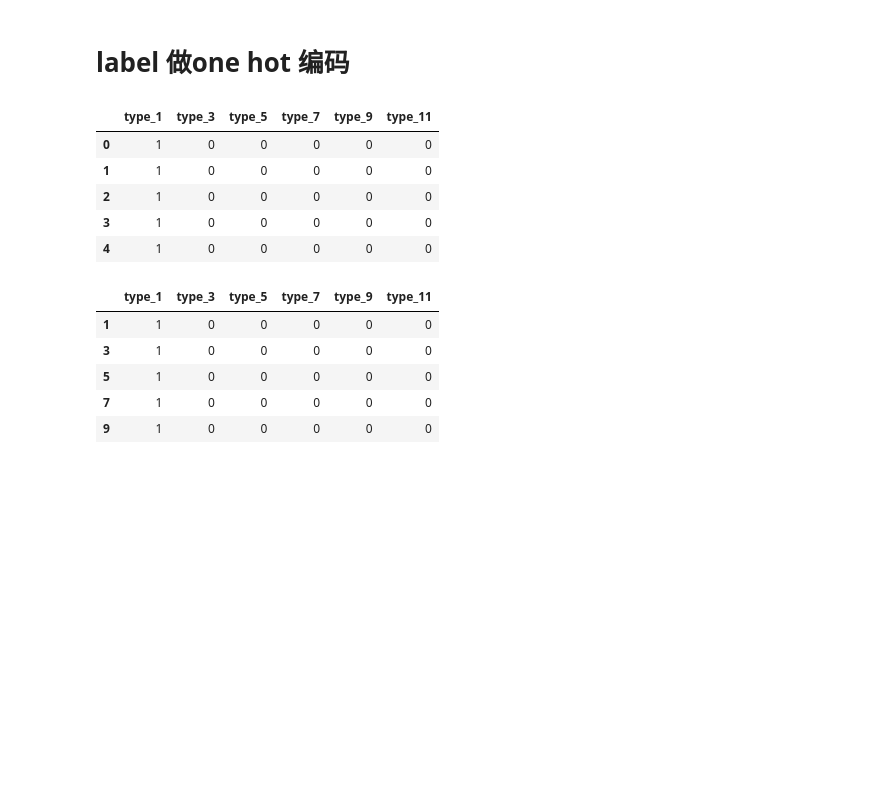
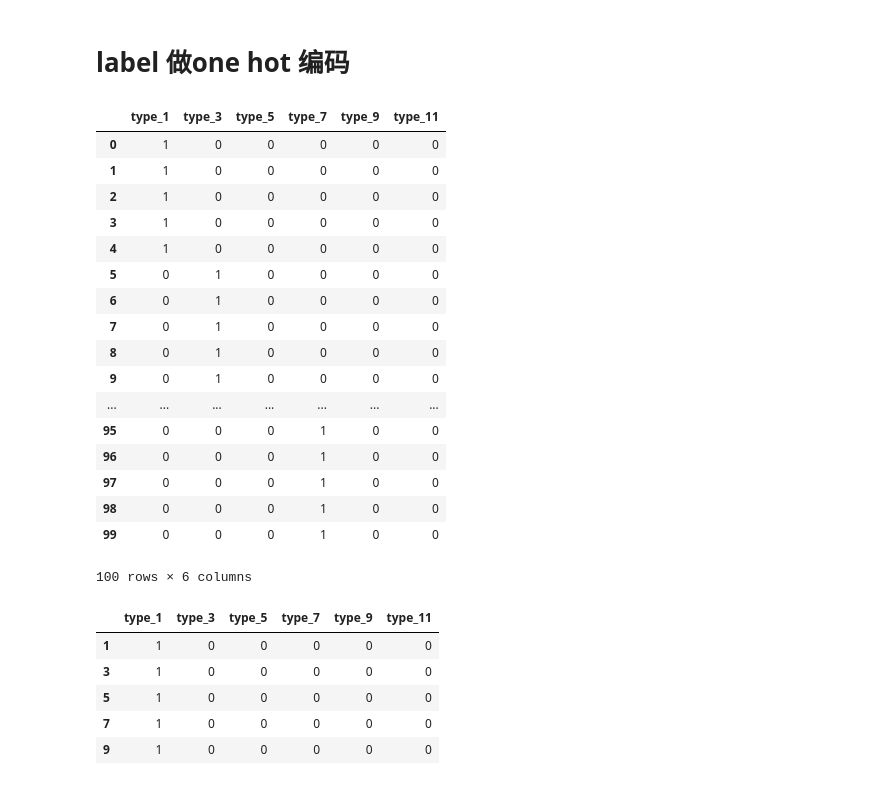
Before and after one commit to ITU-AI-ML-in-5G-Challenge/ITU-ML5G-PS-032-KDDI-UT-NakaoLab-AI, a Jupyter notebook: diff_analysis.ipynb, the cells around one changed output. Drawn from its saved outputs; the diff is of its cells as text; code cells hidden in the pictures; blank space fills up the shorter version.

```diff
--- a/diff_analysis.ipynb
+++ b/diff_analysis.ipynb
@@ -86,15 +100,27 @@ std_X_test = ss.fit_transform(X_test)
 # label 做one hot 编码
 # %%
 Y_1 = pd.get_dummies(Y, prefix='type')
-Y_1.head()
+Y_1[:100]
 #Y_1=Y_1.values
 # %% [output]
 |  | type_1 | type_3 | type_5 | type_7 | type_9 | type_11 |
 | 0 | 1 | 0 | 0 | 0 | 0 | 0 |
 | 1 | 1 | 0 | 0 | 0 | 0 | 0 |
 | 2 | 1 | 0 | 0 | 0 | 0 | 0 |
 | 3 | 1 | 0 | 0 | 0 | 0 | 0 |
 | 4 | 1 | 0 | 0 | 0 | 0 | 0 |
+| 5 | 0 | 1 | 0 | 0 | 0 | 0 |
+| 6 | 0 | 1 | 0 | 0 | 0 | 0 |
+| 7 | 0 | 1 | 0 | 0 | 0 | 0 |
+| 8 | 0 | 1 | 0 | 0 | 0 | 0 |
+| 9 | 0 | 1 | 0 | 0 | 0 | 0 |
+| ... | ... | ... | ... | ... | ... | ... |
+| 95 | 0 | 0 | 0 | 1 | 0 | 0 |
+| 96 | 0 | 0 | 0 | 1 | 0 | 0 |
+| 97 | 0 | 0 | 0 | 1 | 0 | 0 |
+| 98 | 0 | 0 | 0 | 1 | 0 | 0 |
+| 99 | 0 | 0 | 0 | 1 | 0 | 0 |
+100 rows × 6 columns
 # %%
 y_train_1 = pd.get_dummies(y_train, prefix='type')
 y_test_1 = pd.get_dummies(y_test, prefix='type')
```
Also changed, not shown: parts of 4 cells of this notebook.
